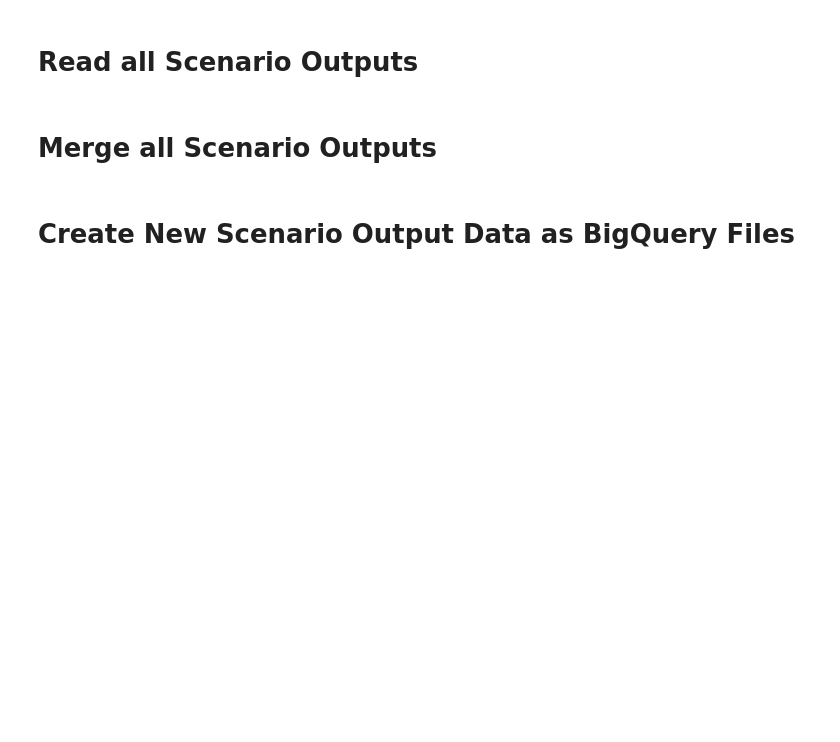
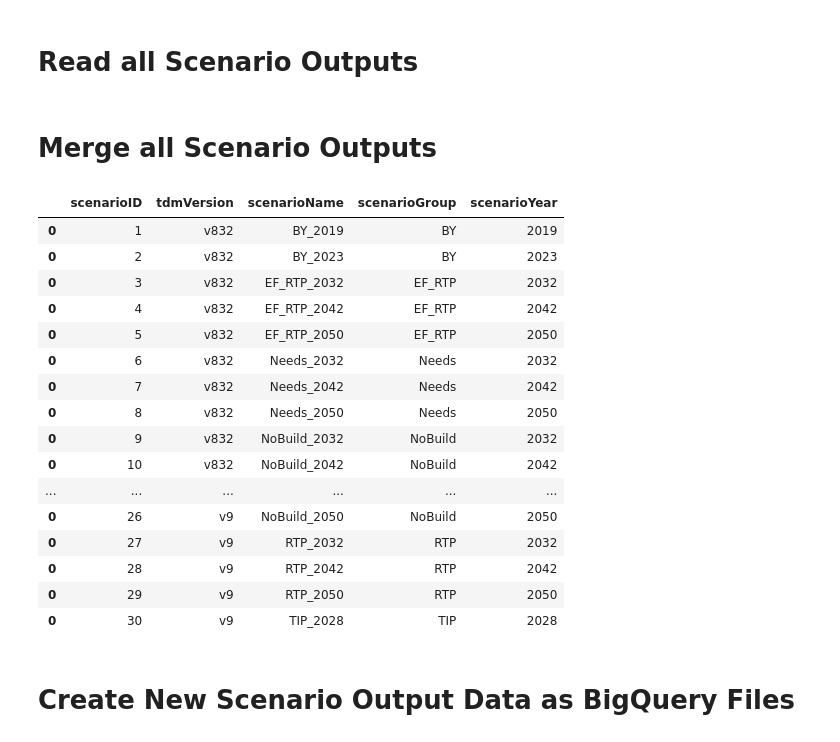
Before and after one commit to WFRCAnalytics/TDM-VAL-Scenario-Comparison-Toolbox, a Jupyter notebook: 1-InputCreate/1-InputCreate.ipynb, the cells around one changed output. Saved outputs shown, nothing was run; the diff lists cells and outputs as text; code cells hidden in the pictures; blank space fills up the shorter version.

Commit message:
add new scenario fields

```diff
--- a/1-InputCreate/1-InputCreate.ipynb
+++ b/1-InputCreate/1-InputCreate.ipynb
@@ -21,26 +24,26 @@ client = bigquery.Client(credentials=credentials, project=credentials.project_id
 # Read all Scenario Outputs
 # %%
 tdmVersions = pd.DataFrame([
-    ['v832', '\\\modelace\\ModelAce-E\\1 - TDM\\1 - Official Release (full run)\\v8.3.2\\WF TDM v8.3.2 - 2022-09-21'],
-    ['v9',   '\\\modelace\\ModelAce-D\\1 - TDM\\3 - Model Dev\\1 - WF\\2 - Sandbox\\v9.0Beta\WF TDM v9.0 - 2022-12-19']
-], columns = (['tdmVersion', 'dirTdmVersion']))
+    ['v832', 'WF TDM v8.3.2 - 2022-09-21', '\\\modelace\\ModelAce-E\\1 - TDM\\1 - Official Release (full run)\\v8.3.2\\WF TDM v8.3.2 - 2022-09-21'  ],
+    ['v9'  , 'WF TDM v9.0 - 2022-12-19'  , '\\\modelace\\ModelAce-D\\1 - TDM\\3 - Model Dev\\1 - WF\\2 - Sandbox\\v9.0Beta\WF TDM v9.0 - 2022-12-19']
+], columns = (['tdmVersion', 'tdmVersionWithDate', 'dirTdmVersion']))
 
 segScenarios = pd.DataFrame([
-    ['BY_2019'     ,'_SE19_Net19_Summary_SEGID'          , '_SE19_Net19_1_PA_Route'        , '_SE19_Net19'        ],
-    ['BY_2023'     ,'_SE23_Net23_Summary_SEGID'          , '_SE23_Net23_1_PA_Route'        , '_SE23_Net23'        ],
-    ['EF_RTP_2032' ,'_ExtForces_SE32_Net32_Summary_SEGID', '_SE32_Net32_1_PA_Route'        , '_SE32_Net32'        ],
-    ['EF_RTP_2042' ,'_ExtForces_SE42_Net42_Summary_SEGID', '_SE42_Net42_1_PA_Route'        , '_SE42_Net42'        ],
-    ['EF_RTP_2050' ,'_ExtForces_SE50_Net50_Summary_SEGID', '_SE50_Net50_1_PA_Route'        , '_SE50_Net50_EF'     ],
-    ['Needs_2032'  ,'_Needs_SE32_Net32_Summary_SEGID'    , '_SE32_Net32_Needs_1_PA_Route'  , '_SE32_Net32_Needs'  ],
-    ['Needs_2042'  ,'_Needs_SE42_Net42_Summary_SEGID'    , '_SE42_Net42_Needs_1_PA_Route'  , '_SE42_Net42_Needs'  ],
-    ['Needs_2050'  ,'_Needs_SE50_Net50_Summary_SEGID'    , '_SE50_Net50_Needs_1_PA_Route'  , '_SE50_Net50_Needs'  ],
-    ['NoBuild_2032','_NoBuild_SE32_Net28_Summary_SEGID'  , '_SE32_Net28_NoBuild_1_PA_Route', '_SE32_Net28_NoBuild'],
-    ['NoBuild_2042','_NoBuild_SE42_Net28_Summary_SEGID'  , '_SE42_Net28_NoBuild_1_PA_Route', '_SE42_Net28_NoBuild'],
-    ['NoBuild_2050','_NoBuild_SE50_Net28_Summary_SEGID'  , '_SE50_Net28_NoBuild_1_PA_Route', '_SE50_Net28_NoBuild'],
-    ['RTP_2032'    ,'_RTP_SE32_Net32_Summary_SEGID'      , '_SE32_Net32_1_PA_Route'        , '_SE32_Net32'        ],
-    ['RTP_2042'    ,'_RTP_SE42_Net42_Summary_SEGID'      , '_SE42_Net42_1_PA_Route'        , '_SE42_Net42'        ],
-    ['RTP_2050'    ,'_RTP_SE50_Net50_Summary_SEGID'      , '_SE50_Net50_1_PA_Route'        , '_SE50_Net50'        ],
-    ['TIP_2028'    ,'_TIP_SE28_Net28_Summary_SEGID'      , '_SE28_Net28_1_PA_Route'        , '_SE28_Net28'        ]
-], columns = (['ScenarioName','segSummaryCsvName','routeSummaryDbfName','seSummaryDbfName']))
+    ['BY_2019'     ,'BY'     , 2019, '_SE19_Net19_Summary_SEGID'          , '_SE19_Net19_1_PA_Route'        , '_SE19_Net19'        ],
+    ['BY_2023'     ,'BY'     , 2023, '_SE23_Net23_Summary_SEGID'          , '_SE23_Net23_1_PA_Route'        , '_SE23_Net23'        ],
+    ['EF_RTP_2032' ,'EF_RTP' , 2032, '_ExtForces_SE32_Net32_Summary_SEGID', '_SE32_Net32_1_PA_Route'        , '_SE32_Net32'        ],
+    ['EF_RTP_2042' ,'EF_RTP' , 2042, '_ExtForces_SE42_Net42_Summary_SEGID', '_SE42_Net42_1_PA_Route'        , '_SE42_Net42'        ],
+    ['EF_RTP_2050' ,'EF_RTP' , 2050, '_ExtForces_SE50_Net50_Summary_SEGID', '_SE50_Net50_1_PA_Route'        , '_SE50_Net50_EF'     ],
+    ['Needs_2032'  ,'Needs'  , 2032, '_Needs_SE32_Net32_Summary_SEGID'    , '_SE32_Net32_Needs_1_PA_Route'  , '_SE32_Net32_Needs'  ],
+    ['Needs_2042'  ,'Needs'  , 2042, '_Needs_SE42_Net42_Summary_SEGID'    , '_SE42_Net42_Needs_1_PA_Route'  , '_SE42_Net42_Needs'  ],
+    ['Needs_2050'  ,'Needs'  , 2050, '_Needs_SE50_Net50_Summary_SEGID'    , '_SE50_Net50_Needs_1_PA_Route'  , '_SE50_Net50_Needs'  ],
+    ['NoBuild_2032','NoBuild', 2032, '_NoBuild_SE32_Net28_Summary_SEGID'  , '_SE32_Net28_NoBuild_1_PA_Route', '_SE32_Net28_NoBuild'],
+    ['NoBuild_2042','NoBuild', 2042, '_NoBuild_SE42_Net28_Summary_SEGID'  , '_SE42_Net28_NoBuild_1_PA_Route', '_SE42_Net28_NoBuild'],
+    ['NoBuild_2050','NoBuild', 2050, '_NoBuild_SE50_Net28_Summary_SEGID'  , '_SE50_Net28_NoBuild_1_PA_Route', '_SE50_Net28_NoBuild'],
+    ['RTP_2032'    ,'RTP'    , 2032, '_RTP_SE32_Net32_Summary_SEGID'      , '_SE32_Net32_1_PA_Route'        , '_SE32_Net32'        ],
+    ['RTP_2042'    ,'RTP'    , 2042, '_RTP_SE42_Net42_Summary_SEGID'      , '_SE42_Net42_1_PA_Route'        , '_SE42_Net42'        ],
+    ['RTP_2050'    ,'RTP'    , 2050, '_RTP_SE50_Net50_Summary_SEGID'      , '_SE50_Net50_1_PA_Route'        , '_SE50_Net50'        ],
+    ['TIP_2028'    ,'TIP'    , 2028, '_TIP_SE28_Net28_Summary_SEGID'      , '_SE28_Net28_1_PA_Route'        , '_SE28_Net28'        ]
+], columns = (['scenarioName','scenarioGroup','scenarioYear','segSummaryCsvName','routeSummaryDbfName','seSummaryDbfName']))
 # %% [markdown]
 # Merge all Scenario Outputs
@@ -100,3 +103,23 @@ dfScenariosMaster = pd.concat(lstScenarios)
+# %%
+dfScenariosMaster
+# %% [output]
+|  | scenarioID | tdmVersion | scenarioName | scenarioGroup | scenarioYear |
+| 0 | 1 | v832 | BY_2019 | BY | 2019 |
+| 0 | 2 | v832 | BY_2023 | BY | 2023 |
+| 0 | 3 | v832 | EF_RTP_2032 | EF_RTP | 2032 |
+| 0 | 4 | v832 | EF_RTP_2042 | EF_RTP | 2042 |
+| 0 | 5 | v832 | EF_RTP_2050 | EF_RTP | 2050 |
+| 0 | 6 | v832 | Needs_2032 | Needs | 2032 |
+| 0 | 7 | v832 | Needs_2042 | Needs | 2042 |
+| 0 | 8 | v832 | Needs_2050 | Needs | 2050 |
+| 0 | 9 | v832 | NoBuild_2032 | NoBuild | 2032 |
+| 0 | 10 | v832 | NoBuild_2042 | NoBuild | 2042 |
+| ... | ... | ... | ... | ... | ... |
+| 0 | 26 | v9 | NoBuild_2050 | NoBuild | 2050 |
+| 0 | 27 | v9 | RTP_2032 | RTP | 2032 |
+| 0 | 28 | v9 | RTP_2042 | RTP | 2042 |
+| 0 | 29 | v9 | RTP_2050 | RTP | 2050 |
+| 0 | 30 | v9 | TIP_2028 | TIP | 2028 |
 # %% [markdown]
 # Create New Scenario Output Data as BigQuery Files
 # %%
```
Also changed, not shown: parts of 4 cells of this notebook.
